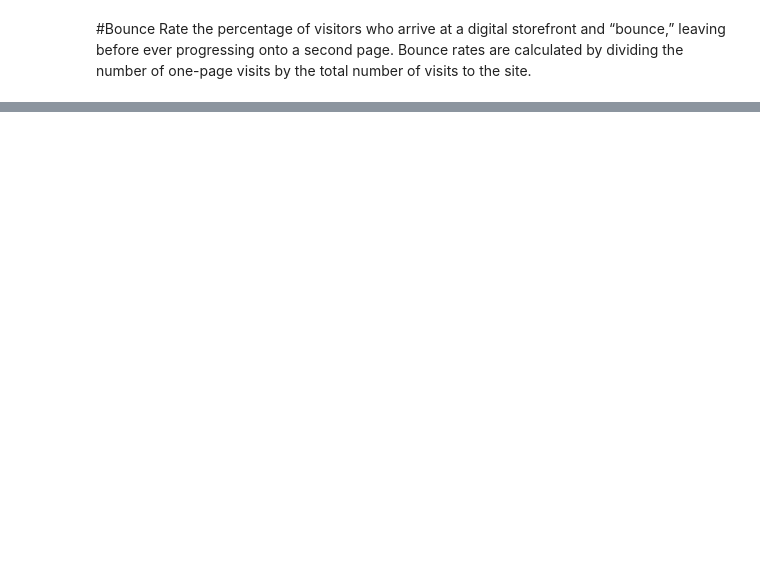
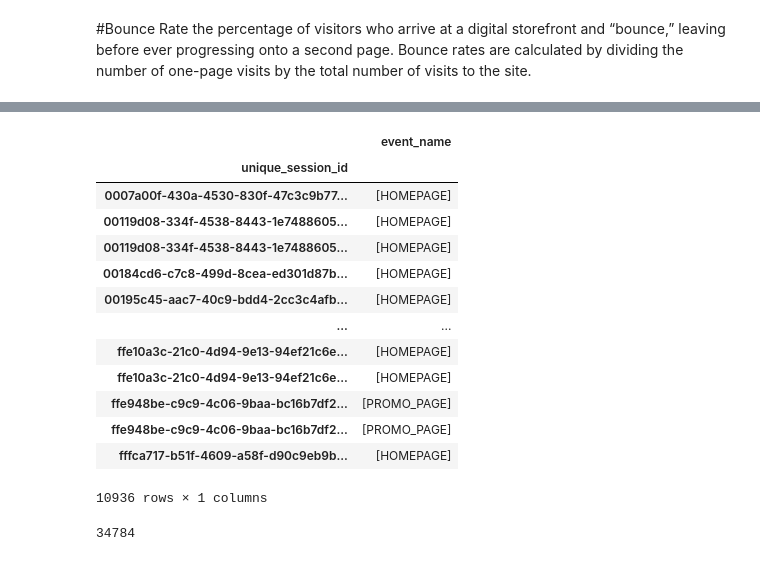
Before and after one commit to ganiosh92/DA-ecommerce-clickstream-analytics, a Jupyter notebook: clickstream_analysis.ipynb, the cells around one changed output, grey strips where cells are left out. Cells and saved outputs as stored; diff of their text form; code cells hidden in the pictures; blank space fills up the shorter version.

```diff
--- a/clickstream_analysis.ipynb
+++ b/clickstream_analysis.ipynb
@@ -240,0 +177,23 @@ b
+# %%
+#Bounce rate in 2019
+#Here we define bounce rate as when user arrives at the HOMPAGE or PROMO_PAGE but doesn't perform the following actions:
+#1. CLICK i.e clicks on elements on the webpage
+#2. SCROLL i.e. scrolls the webpage
+#3. BOOKING i.e. pays or makes a transaction
+#4. SEARCH i.e. searches for an item
+#5. ADD_TO_CART i.e adds items to cart
+#6. ITEM_DETAIL i.e. views an item
+#7. ADD_PROMO i.e. adds promo coupon etc
+for i in range(1,12):
+
+  events = clickstream[(clickstream['event_year']==2019) & (clickstream['event_month'] == i)]
+  events = events.sort_values(by = 'event_time', ascending = True)
+  unique_sessions = pd.DataFrame(events.groupby('unique_session_id')['event_name'].agg(list))
+
+  unique_sessions_with_one_event = unique_sessions[unique_sessions['event_name'].apply(lambda x: len(x) == 1)]
+
+  unique_bounced_sessions = unique_sessions_with_one_event[unique_sessions_with_one_event['event_name'].apply(lambda x: x[0]).isin(['HOMEPAGE', 'PROMO_PAGE'])]
+
+
+
+  print(str(i) + ": " + str(len(unique_sessions)) + ", " + str(len(unique_bounced_sessions)))
@@ -240,0 +212,21 @@ b
+# %%
+unique_sessions_with_one_event[unique_sessions_with_one_event['event_name'].apply(lambda x: x[0]).isin(['HOMEPAGE', 'PROMO_PAGE'])]
+# %% [output]
+|  | event_name |
+| unique_session_id |  |
+| 0007a00f-430a-4530-830f-47c3c9b77... | [HOMEPAGE] |
+| 00119d08-334f-4538-8443-1e7488605... | [HOMEPAGE] |
+| 00119d08-334f-4538-8443-1e7488605... | [HOMEPAGE] |
+| 00184cd6-c7c8-499d-8cea-ed301d87b... | [HOMEPAGE] |
+| 00195c45-aac7-40c9-bdd4-2cc3c4afb... | [HOMEPAGE] |
+| ... | ... |
+| ffe10a3c-21c0-4d94-9e13-94ef21c6e... | [HOMEPAGE] |
+| ffe10a3c-21c0-4d94-9e13-94ef21c6e... | [HOMEPAGE] |
+| ffe948be-c9c9-4c06-9baa-bc16b7df2... | [PROMO_PAGE] |
+| ffe948be-c9c9-4c06-9baa-bc16b7df2... | [PROMO_PAGE] |
+| fffca717-b51f-4609-a58f-d90c9eb9b... | [HOMEPAGE] |
+10936 rows × 1 columns
+# %%
+len(unique_sessions_with_one_event)
+# %% [output]
+34784
```
Also changed, not shown: parts of 11 cells of this notebook.
